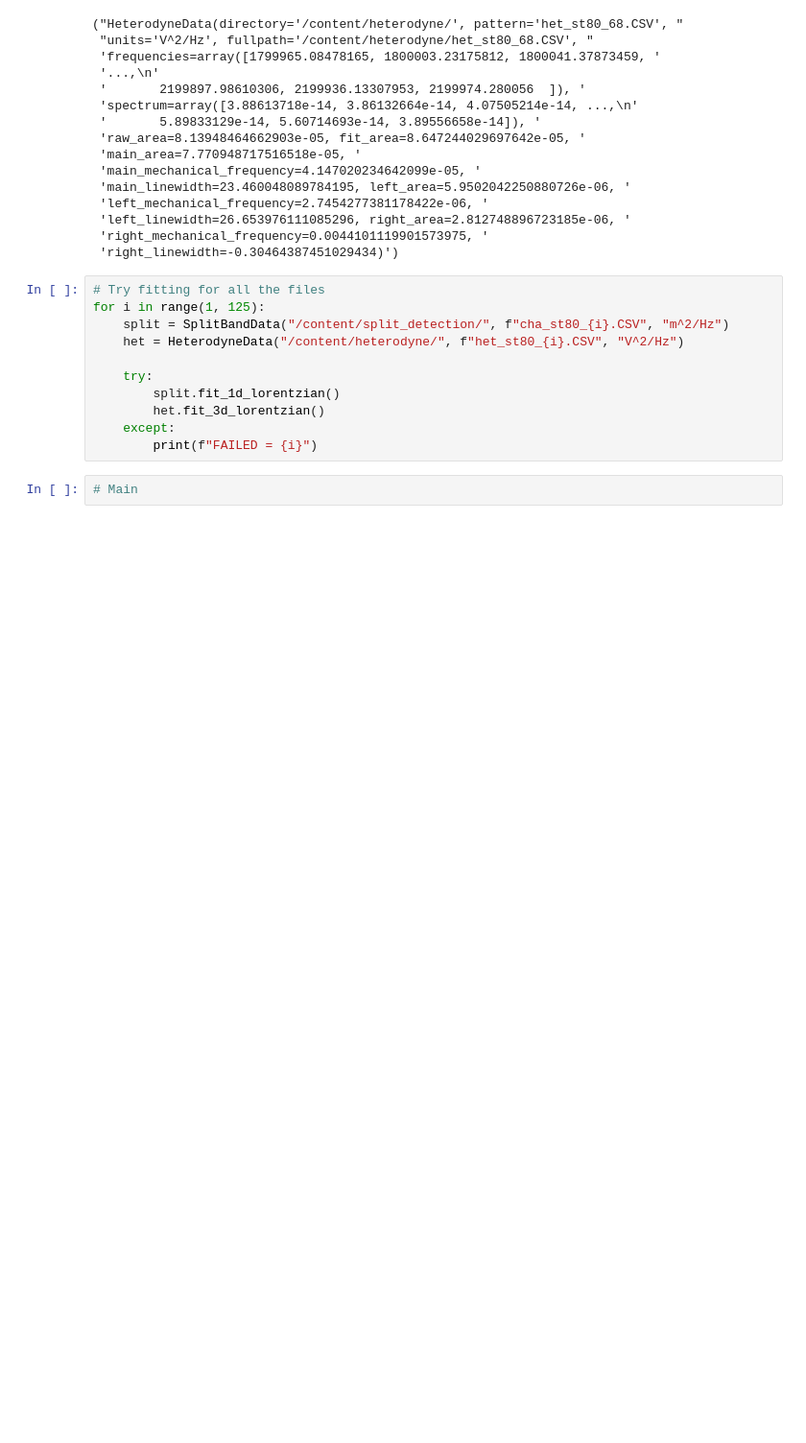
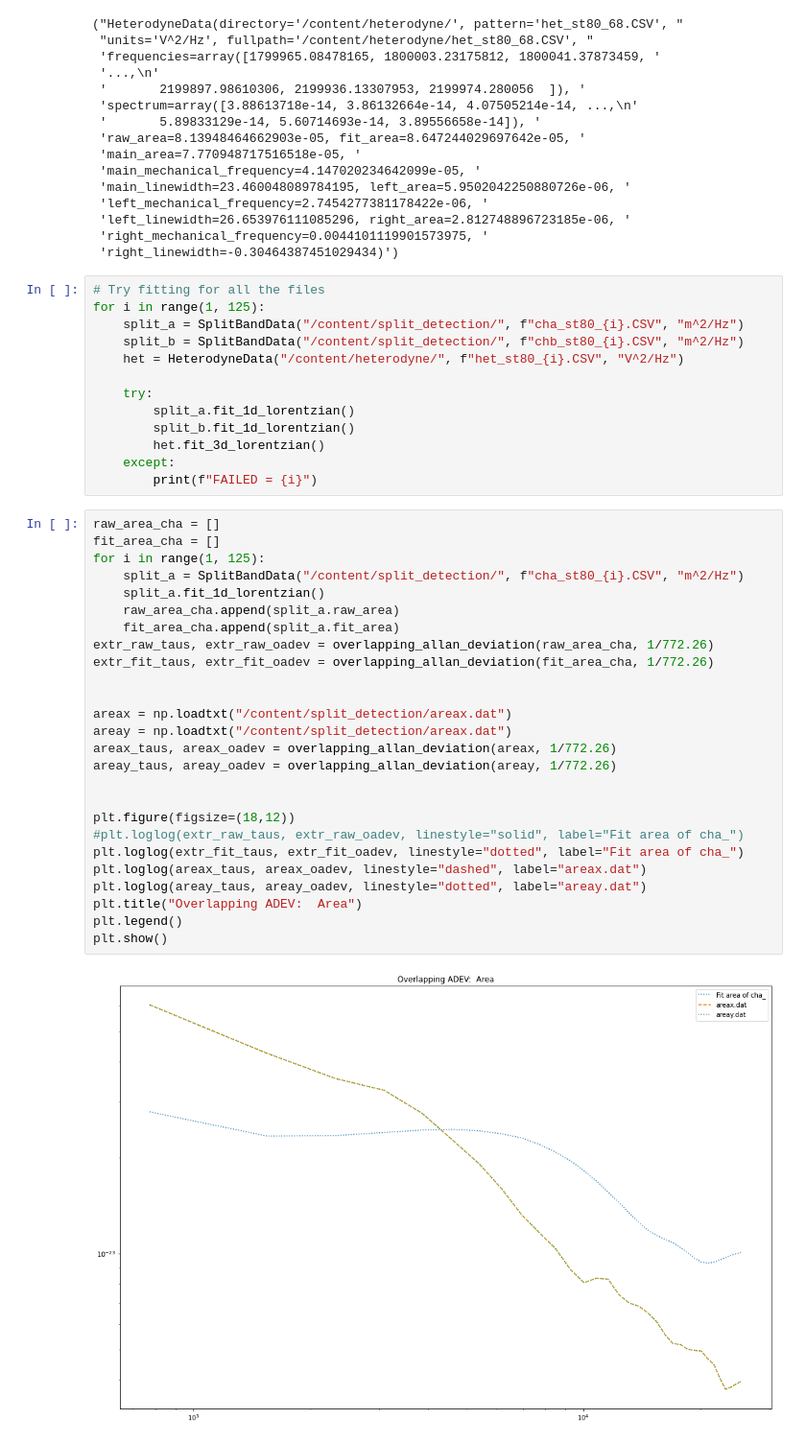
Before and after one commit to nurriol2/peak_fitting, a Jupyter notebook: lorentzian_peak_fitting.ipynb, the cells around one changed output. Shown at 96% size. Drawn from its saved outputs; the diff is of its cells as text; blank space fills up the shorter version.

```diff
--- a/lorentzian_peak_fitting.ipynb
+++ b/lorentzian_peak_fitting.ipynb
@@ -1249,13 +1333,41 @@ pprint.pprint(myHeterodyne.__repr__())
 # %%
 # Try fitting for all the files
 for i in range(1, 125):
-    split = SplitBandData("/content/split_detection/", f"cha_st80_{i}.CSV", "m^2/Hz")
+    split_a = SplitBandData("/content/split_detection/", f"cha_st80_{i}.CSV", "m^2/Hz")
+    split_b = SplitBandData("/content/split_detection/", f"chb_st80_{i}.CSV", "m^2/Hz")
     het = HeterodyneData("/content/heterodyne/", f"het_st80_{i}.CSV", "V^2/Hz")
 
     try:
-        split.fit_1d_lorentzian()
+        split_a.fit_1d_lorentzian()
+        split_b.fit_1d_lorentzian()
         het.fit_3d_lorentzian()
     except:
         print(f"FAILED = {i}")
-# %%
-# Main
+# %%
+raw_area_cha = []
+fit_area_cha = []
+for i in range(1, 125):
+    split_a = SplitBandData("/content/split_detection/", f"cha_st80_{i}.CSV", "m^2/Hz")
+    split_a.fit_1d_lorentzian()
+    raw_area_cha.append(split_a.raw_area)
+    fit_area_cha.append(split_a.fit_area)
+extr_raw_taus, extr_raw_oadev = overlapping_allan_deviation(raw_area_cha, 1/772.26)
+extr_fit_taus, extr_fit_oadev = overlapping_allan_deviation(fit_area_cha, 1/772.26)
+
+
+areax = np.loadtxt("/content/split_detection/areax.dat")
+areay = np.loadtxt("/content/split_detection/areax.dat")
+areax_taus, areax_oadev = overlapping_allan_deviation(areax, 1/772.26)
+areay_taus, areay_oadev = overlapping_allan_deviation(areay, 1/772.26)
+
+
+plt.figure(figsize=(18,12))
+#plt.loglog(extr_raw_taus, extr_raw_oadev, linestyle="solid", label="Fit area of cha_")
+plt.loglog(extr_fit_taus, extr_fit_oadev, linestyle="dotted", label="Fit area of cha_")
+plt.loglog(areax_taus, areax_oadev, linestyle="dashed", label="areax.dat")
+plt.loglog(areay_taus, areay_oadev, linestyle="dotted", label="areay.dat")
+plt.title("Overlapping ADEV:  Area")
+plt.legend()
+plt.show()
+# %% [output]
+[figure, added]
```
Also changed, not shown: parts of 12 cells of this notebook.
